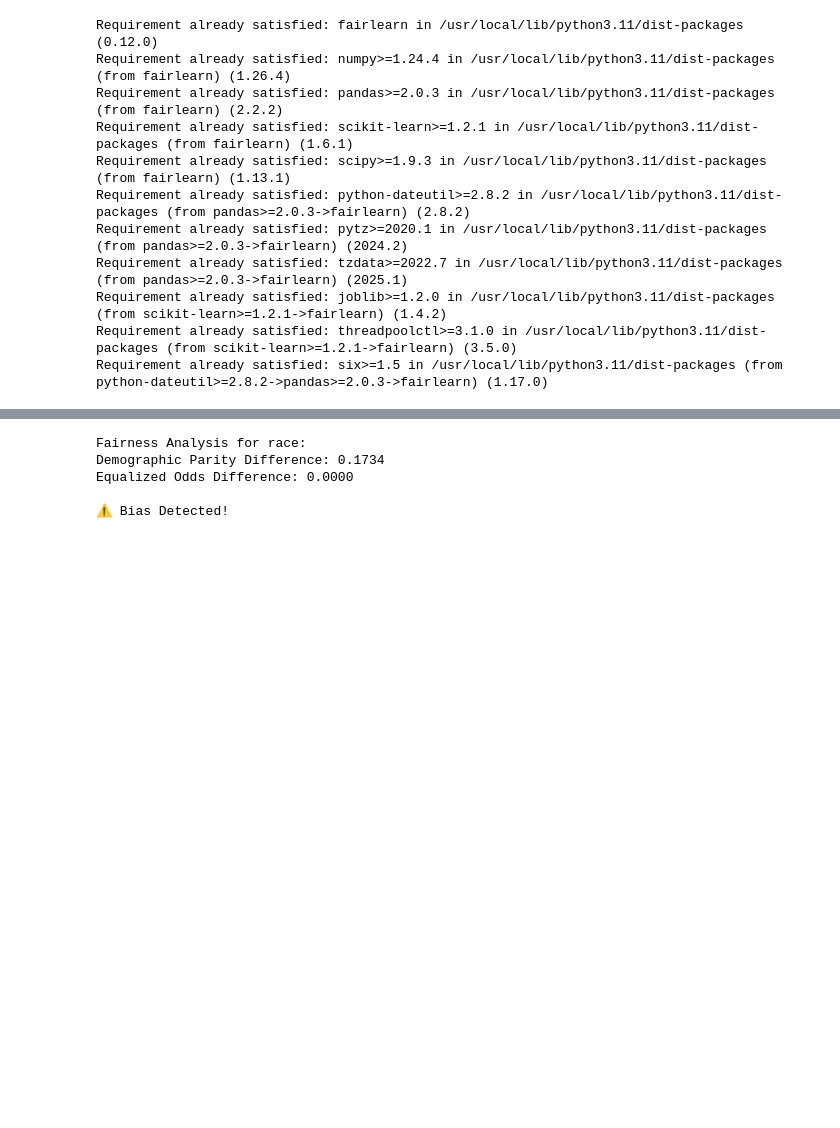
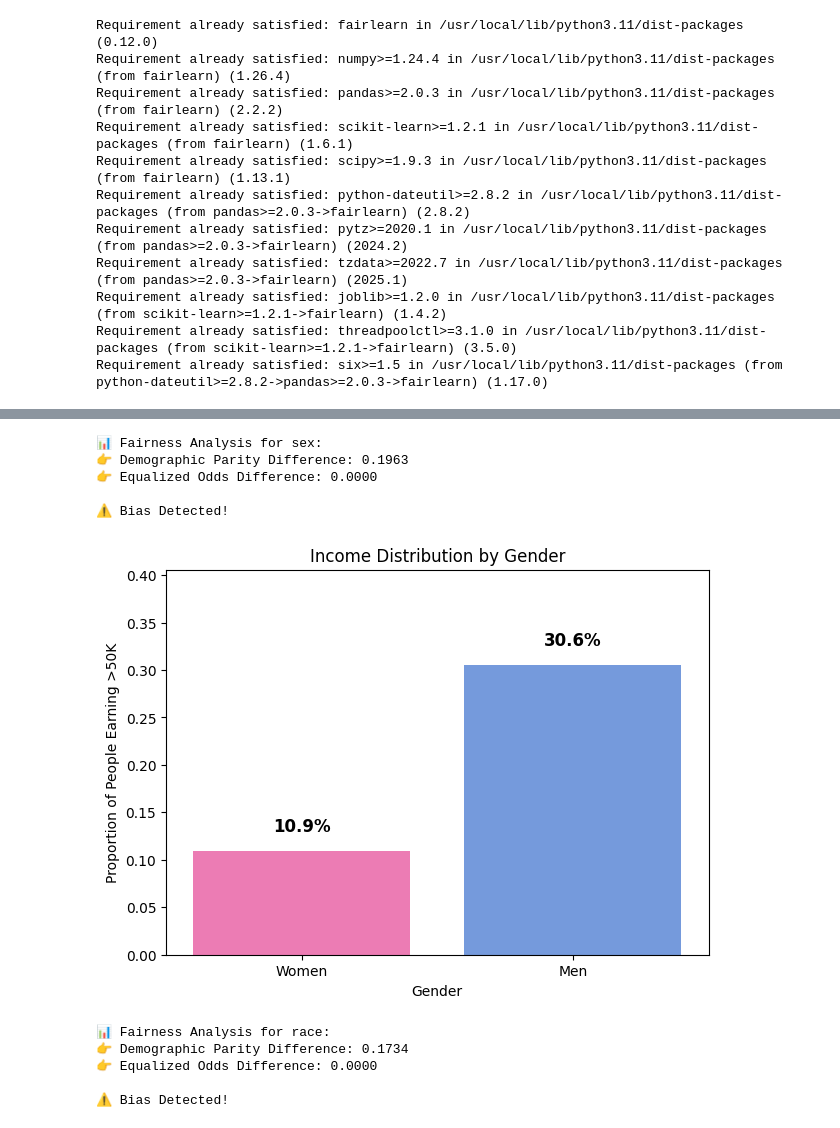
Before and after one commit to Maspie/Roadmap, a Jupyter notebook: bias_detection.ipynb, the cells around one changed output, grey strips where cells are left out. Drawn from its saved outputs; the diff is of its cells as text; code cells hidden in the pictures; blank space fills up the shorter version.

```diff
--- a/bias_detection.ipynb
+++ b/bias_detection.ipynb
@@ -70,22 +72,23 @@ target_column = "income"
 # %%
+# Fairness Calculation (using Gender)
+bias_column = "sex"   # Using gender as the sensitive feature
+target_column = "income"
 
 dem_parity = demographic_parity_difference(y_true=df[target_column], y_pred=df[target_column], sensitive_features=df[bias_column])
 eq_odds = equalized_odds_difference(y_true=df[target_column], y_pred=df[target_column], sensitive_features=df[bias_column])
 
+# Print Fairness Results
+print(f"\n📊 Fairness Analysis for {bias_column}:")
+print(f"👉 Demographic Parity Difference: {dem_parity:.4f}")
+print(f"👉 Equalized Odds Difference: {eq_odds:.4f}")
 
-# Print results
-print(f"Fairness Analysis for {bias_column}:")
-print(f"Demographic Parity Difference: {dem_parity:.4f}")
-print(f"Equalized Odds Difference: {eq_odds:.4f}")
-
-# Check for significant bias
 if abs(dem_parity) > 0.1 or abs(eq_odds) > 0.1:
     print("\n⚠️ Bias Detected!")
 else:
     print("\n✅ No significant bias detected.")
 # %% [output]
-Fairness Analysis for race:
-Demographic Parity Difference: 0.1734
-Equalized Odds Difference: 0.0000
+📊 Fairness Analysis for sex:
+👉 Demographic Parity Difference: 0.1963
+👉 Equalized Odds Difference: 0.0000
 
 ⚠️ Bias Detected!
@@ -93,0 +95,53 @@ Equalized Odds Difference: 0.0000
+# %%
+# Gender Bias Visualization
+gender_labels = {1: "Men", 0: "Women"}
+gender_bias = df.groupby("sex")["income"].mean()
+
+plt.figure(figsize=(7, 5))
+# Prepare x-axis labels based on the gender_bias index
+x_labels = [gender_labels[key] for key in gender_bias.index]
+
+# Create the bar plot with hue assigned as the same as x
+ax = sns.barplot(x=x_labels,
+                 y=gender_bias,
+                 hue=x_labels,               # Assign x values to hue
+                 palette=["#FF69B4", "#6495ED"],
+                 dodge=False)
+
+# Remove the legend since it's redundant
+if ax.get_legend():
+    ax.legend_.remove()
+
+# Add percentage labels above each bar
+for i, v in enumerate(gender_bias):
+    ax.text(i, v + 0.02, f"{v*100:.1f}%", ha='center', fontsize=12, fontweight='bold')
+
+plt.ylabel("Proportion of People Earning >50K")
+plt.xlabel("Gender")
+plt.title("Income Distribution by Gender")
+plt.ylim(0, max(gender_bias) + 0.1)
+plt.show()
+# %% [output]
+[figure, added]
+# %%
+bias_column_1 = "race"
+target_column_1 = "income"
+
+dem_parity_1 = demographic_parity_difference(y_true= df[target_column_1], y_pred= df[target_column_1], sensitive_features= df[bias_column_1])
+eq_odds_1 = equalized_odds_difference(y_true= df[target_column_1], y_pred= df[target_column_1], sensitive_features= df[bias_column_1])
+
+# Print Fairness Results
+print(f"\n📊 Fairness Analysis for {bias_column_1}:")
+print(f"👉 Demographic Parity Difference: {dem_parity_1:.4f}")
+print(f"👉 Equalized Odds Difference: {eq_odds_1:.4f}")
+
+if abs(dem_parity_1) > 0.1 or abs(eq_odds_1) > 0.1:
+    print("\n⚠️ Bias Detected!")
+else:
+    print("\n✅ No significant bias detected.")
+# %% [output]
+📊 Fairness Analysis for race:
+👉 Demographic Parity Difference: 0.1734
+👉 Equalized Odds Difference: 0.0000
+
+⚠️ Bias Detected!
```
Also changed, not shown: parts of 7 cells of this notebook.
